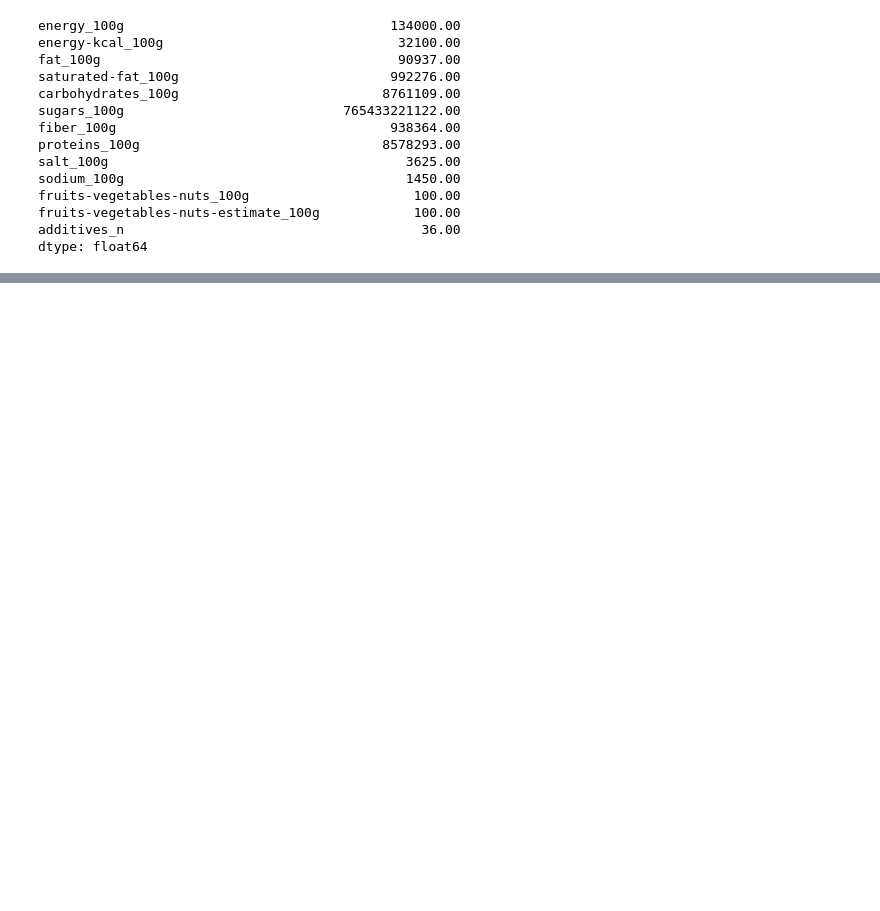
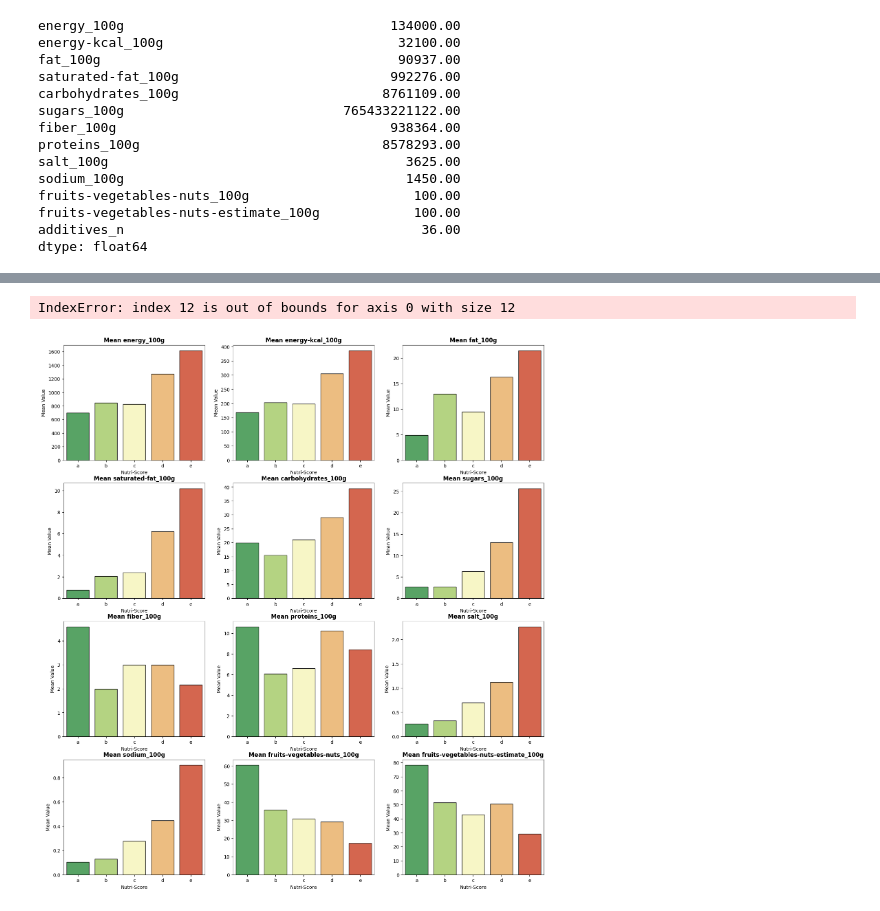
Before and after one commit to djacoo/ml-nutriscore-prediction, a Jupyter notebook: docs/notebooks/eda.ipynb, the cells around one changed output, grey strips where cells are left out. Cells and saved outputs as stored; diff of their text form; code cells hidden in the pictures; blank space fills up the shorter version.

```diff
--- a/docs/notebooks/eda.ipynb
+++ b/docs/notebooks/eda.ipynb
@@ -126,0 +246,32 @@ KeyboardInterrupt:
+# %%
+nutriscore_means = df.groupby('nutriscore_grade')[numerical_features].mean()
+
+n_cols = 3
+n_rows = 4
+
+fig, axes = plt.subplots(n_rows, n_cols, figsize=(18, 5 * n_rows))
+axes = axes.flatten()
+
+for i, col in enumerate(numerical_features):
+    sns.barplot(
+        x=nutriscore_means.index,
+        y=nutriscore_means[col],
+        palette='RdYlGn_r',
+        hue=nutriscore_means.index,
+        ax=axes[i],
+        edgecolor='black'
+    )
+
+    axes[i].set_title(f'Mean {col}', fontsize=12, fontweight='bold')
+    axes[i].set_xlabel('Nutri-Score')
+    axes[i].set_ylabel('Mean Value')
+
+for j in range(i + 1, len(axes)):
+    fig.delaxes(axes[j])
+
+plt.suptitle("Average Nutrient Profiles per Nutri-Score Grade", fontsize=16, y=1.02)
+plt.tight_layout()
+plt.show()
+# %% [output]
+IndexError: index 12 is out of bounds for axis 0 with size 12
+[figure, added]
```
Also changed, not shown: parts of 27 cells of this notebook, 2 other files.
